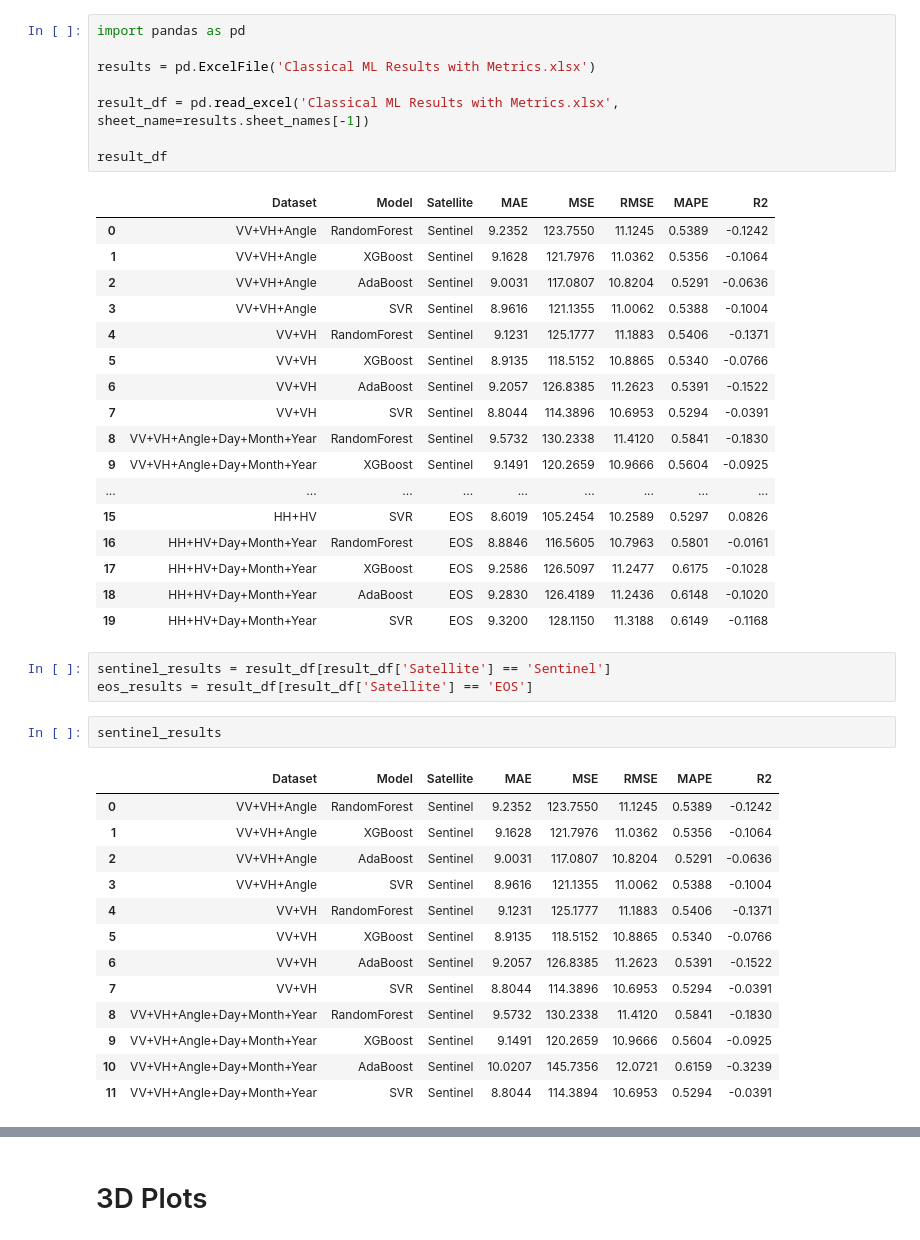
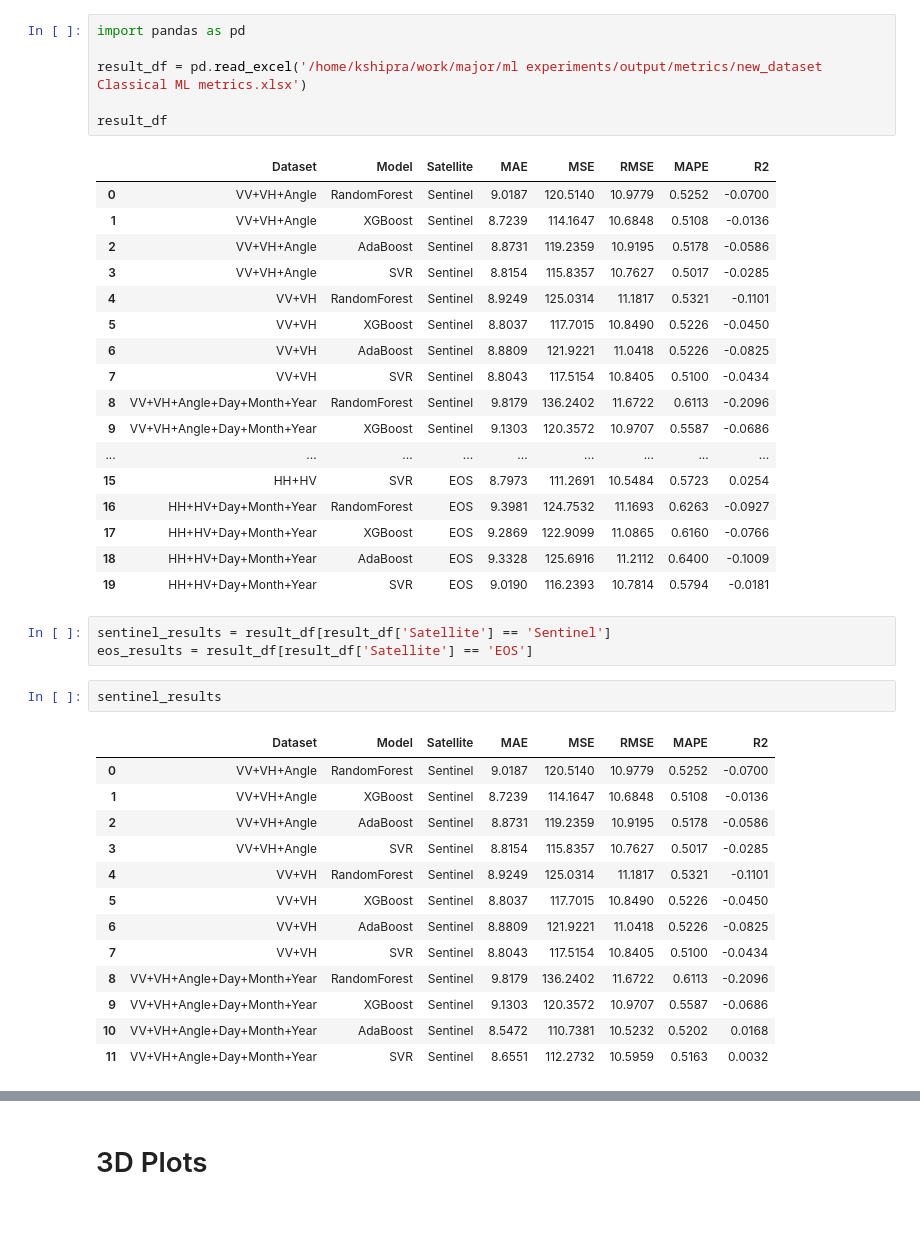
Before and after one commit to kshipra-jadav/major-2-experiments, a Jupyter notebook: code/results_vis.ipynb, the cells around one changed output, grey strips where cells are left out. Drawn from its saved outputs; the diff is of its cells as text.

```diff
--- a/code/results_vis.ipynb
+++ b/code/results_vis.ipynb
@@ -1,29 +1,27 @@
 # %%
 import pandas as pd
 
-results = pd.ExcelFile('Classical ML Results with Metrics.xlsx')
-
-result_df = pd.read_excel('Classical ML Results with Metrics.xlsx', sheet_name=results.sheet_names[-1])
+result_df = pd.read_excel('/home/kshipra/work/major/ml experiments/output/metrics/new_dataset Classical ML metrics.xlsx')
 
 result_df
 # %% [output]
 |  | Dataset | Model | Satellite | MAE | MSE | RMSE | MAPE | R2 |
-| 0 | VV+VH+Angle | RandomForest | Sentinel | 9.2352 | 123.7550 | 11.1245 | 0.5389 | -0.1242 |
-| 1 | VV+VH+Angle | XGBoost | Sentinel | 9.1628 | 121.7976 | 11.0362 | 0.5356 | -0.1064 |
-| 2 | VV+VH+Angle | AdaBoost | Sentinel | 9.0031 | 117.0807 | 10.8204 | 0.5291 | -0.0636 |
-| 3 | VV+VH+Angle | SVR | Sentinel | 8.9616 | 121.1355 | 11.0062 | 0.5388 | -0.1004 |
-| 4 | VV+VH | RandomForest | Sentinel | 9.1231 | 125.1777 | 11.1883 | 0.5406 | -0.1371 |
-| 5 | VV+VH | XGBoost | Sentinel | 8.9135 | 118.5152 | 10.8865 | 0.5340 | -0.0766 |
-| 6 | VV+VH | AdaBoost | Sentinel | 9.2057 | 126.8385 | 11.2623 | 0.5391 | -0.1522 |
-| 7 | VV+VH | SVR | Sentinel | 8.8044 | 114.3896 | 10.6953 | 0.5294 | -0.0391 |
-| 8 | VV+VH+Angle+Day+Month+Year | RandomForest | Sentinel | 9.5732 | 130.2338 | 11.4120 | 0.5841 | -0.1830 |
-| 9 | VV+VH+Angle+Day+Month+Year | XGBoost | Sentinel | 9.1491 | 120.2659 | 10.9666 | 0.5604 | -0.0925 |
+| 0 | VV+VH+Angle | RandomForest | Sentinel | 9.0187 | 120.5140 | 10.9779 | 0.5252 | -0.0700 |
+| 1 | VV+VH+Angle | XGBoost | Sentinel | 8.7239 | 114.1647 | 10.6848 | 0.5108 | -0.0136 |
+| 2 | VV+VH+Angle | AdaBoost | Sentinel | 8.8731 | 119.2359 | 10.9195 | 0.5178 | -0.0586 |
+| 3 | VV+VH+Angle | SVR | Sentinel | 8.8154 | 115.8357 | 10.7627 | 0.5017 | -0.0285 |
+| 4 | VV+VH | RandomForest | Sentinel | 8.9249 | 125.0314 | 11.1817 | 0.5321 | -0.1101 |
+| 5 | VV+VH | XGBoost | Sentinel | 8.8037 | 117.7015 | 10.8490 | 0.5226 | -0.0450 |
+| 6 | VV+VH | AdaBoost | Sentinel | 8.8809 | 121.9221 | 11.0418 | 0.5226 | -0.0825 |
+| 7 | VV+VH | SVR | Sentinel | 8.8043 | 117.5154 | 10.8405 | 0.5100 | -0.0434 |
+| 8 | VV+VH+Angle+Day+Month+Year | RandomForest | Sentinel | 9.8179 | 136.2402 | 11.6722 | 0.6113 | -0.2096 |
+| 9 | VV+VH+Angle+Day+Month+Year | XGBoost | Sentinel | 9.1303 | 120.3572 | 10.9707 | 0.5587 | -0.0686 |
 | ... | ... | ... | ... | ... | ... | ... | ... | ... |
-| 15 | HH+HV | SVR | EOS | 8.6019 | 105.2454 | 10.2589 | 0.5297 | 0.0826 |
-| 16 | HH+HV+Day+Month+Year | RandomForest | EOS | 8.8846 | 116.5605 | 10.7963 | 0.5801 | -0.0161 |
-| 17 | HH+HV+Day+Month+Year | XGBoost | EOS | 9.2586 | 126.5097 | 11.2477 | 0.6175 | -0.1028 |
-| 18 | HH+HV+Day+Month+Year | AdaBoost | EOS | 9.2830 | 126.4189 | 11.2436 | 0.6148 | -0.1020 |
-| 19 | HH+HV+Day+Month+Year | SVR | EOS | 9.3200 | 128.1150 | 11.3188 | 0.6149 | -0.1168 |
+| 15 | HH+HV | SVR | EOS | 8.7973 | 111.2691 | 10.5484 | 0.5723 | 0.0254 |
+| 16 | HH+HV+Day+Month+Year | RandomForest | EOS | 9.3981 | 124.7532 | 11.1693 | 0.6263 | -0.0927 |
+| 17 | HH+HV+Day+Month+Year | XGBoost | EOS | 9.2869 | 122.9099 | 11.0865 | 0.6160 | -0.0766 |
+| 18 | HH+HV+Day+Month+Year | AdaBoost | EOS | 9.3328 | 125.6916 | 11.2112 | 0.6400 | -0.1009 |
+| 19 | HH+HV+Day+Month+Year | SVR | EOS | 9.0190 | 116.2393 | 10.7814 | 0.5794 | -0.0181 |
 # %%
 sentinel_results = result_df[result_df['Satellite'] == 'Sentinel']
 eos_results = result_df[result_df['Satellite'] == 'EOS']
@@ -31,15 +29,15 @@ eos_results = result_df[result_df['Satellite'] == 'EOS']
 sentinel_results
 # %% [output]
 |  | Dataset | Model | Satellite | MAE | MSE | RMSE | MAPE | R2 |
-| 0 | VV+VH+Angle | RandomForest | Sentinel | 9.2352 | 123.7550 | 11.1245 | 0.5389 | -0.1242 |
-| 1 | VV+VH+Angle | XGBoost | Sentinel | 9.1628 | 121.7976 | 11.0362 | 0.5356 | -0.1064 |
-| 2 | VV+VH+Angle | AdaBoost | Sentinel | 9.0031 | 117.0807 | 10.8204 | 0.5291 | -0.0636 |
-| 3 | VV+VH+Angle | SVR | Sentinel | 8.9616 | 121.1355 | 11.0062 | 0.5388 | -0.1004 |
-| 4 | VV+VH | RandomForest | Sentinel | 9.1231 | 125.1777 | 11.1883 | 0.5406 | -0.1371 |
-| 5 | VV+VH | XGBoost | Sentinel | 8.9135 | 118.5152 | 10.8865 | 0.5340 | -0.0766 |
-| 6 | VV+VH | AdaBoost | Sentinel | 9.2057 | 126.8385 | 11.2623 | 0.5391 | -0.1522 |
-| 7 | VV+VH | SVR | Sentinel | 8.8044 | 114.3896 | 10.6953 | 0.5294 | -0.0391 |
-| 8 | VV+VH+Angle+Day+Month+Year | RandomForest | Sentinel | 9.5732 | 130.2338 | 11.4120 | 0.5841 | -0.1830 |
-| 9 | VV+VH+Angle+Day+Month+Year | XGBoost | Sentinel | 9.1491 | 120.2659 | 10.9666 | 0.5604 | -0.0925 |
-| 10 | VV+VH+Angle+Day+Month+Year | AdaBoost | Sentinel | 10.0207 | 145.7356 | 12.0721 | 0.6159 | -0.3239 |
-| 11 | VV+VH+Angle+Day+Month+Year | SVR | Sentinel | 8.8044 | 114.3894 | 10.6953 | 0.5294 | -0.0391 |
+| 0 | VV+VH+Angle | RandomForest | Sentinel | 9.0187 | 120.5140 | 10.9779 | 0.5252 | -0.0700 |
+| 1 | VV+VH+Angle | XGBoost | Sentinel | 8.7239 | 114.1647 | 10.6848 | 0.5108 | -0.0136 |
+| 2 | VV+VH+Angle | AdaBoost | Sentinel | 8.8731 | 119.2359 | 10.9195 | 0.5178 | -0.0586 |
+| 3 | VV+VH+Angle | SVR | Sentinel | 8.8154 | 115.8357 | 10.7627 | 0.5017 | -0.0285 |
+| 4 | VV+VH | RandomForest | Sentinel | 8.9249 | 125.0314 | 11.1817 | 0.5321 | -0.1101 |
+| 5 | VV+VH | XGBoost | Sentinel | 8.8037 | 117.7015 | 10.8490 | 0.5226 | -0.0450 |
+| 6 | VV+VH | AdaBoost | Sentinel | 8.8809 | 121.9221 | 11.0418 | 0.5226 | -0.0825 |
+| 7 | VV+VH | SVR | Sentinel | 8.8043 | 117.5154 | 10.8405 | 0.5100 | -0.0434 |
+| 8 | VV+VH+Angle+Day+Month+Year | RandomForest | Sentinel | 9.8179 | 136.2402 | 11.6722 | 0.6113 | -0.2096 |
+| 9 | VV+VH+Angle+Day+Month+Year | XGBoost | Sentinel | 9.1303 | 120.3572 | 10.9707 | 0.5587 | -0.0686 |
+| 10 | VV+VH+Angle+Day+Month+Year | AdaBoost | Sentinel | 8.5472 | 110.7381 | 10.5232 | 0.5202 | 0.0168 |
+| 11 | VV+VH+Angle+Day+Month+Year | SVR | Sentinel | 8.6551 | 112.2732 | 10.5959 | 0.5163 | 0.0032 |
```
Also changed, not shown: parts of 10 cells of this notebook, 17 other files.
